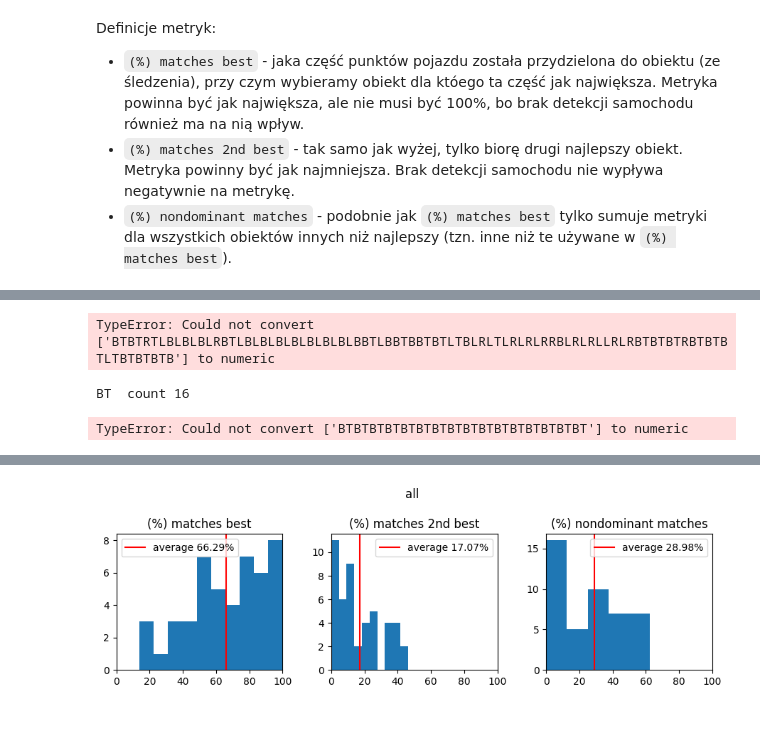
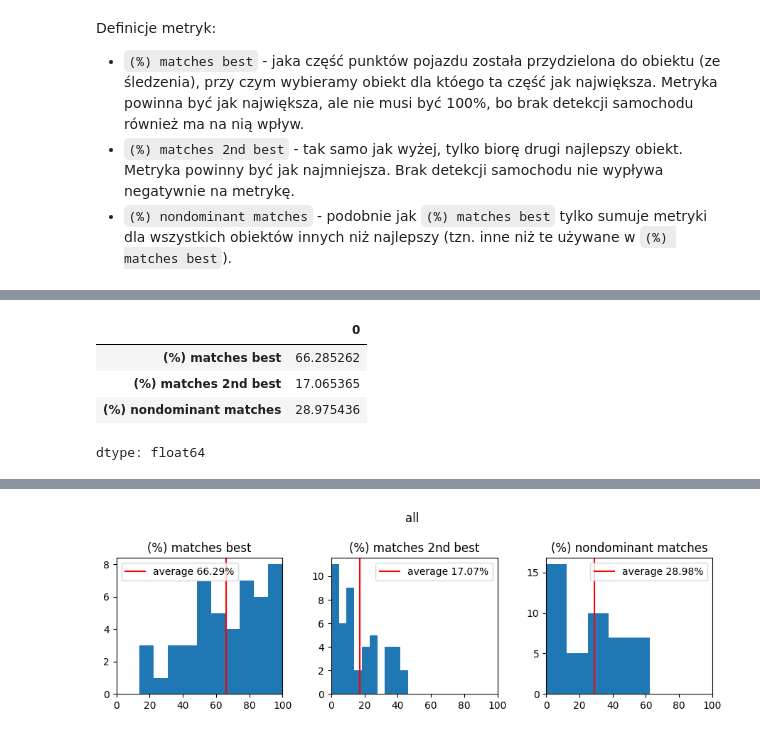
Before and after one commit to zdzichumis/Object-tracking-code, a Jupyter notebook: Analiza wyniki.ipynb, the cells around one changed output, grey strips where cells are left out. Cells and saved outputs as stored; diff of their text form; code cells hidden in the pictures.

```diff
--- a/Analiza wyniki.ipynb
+++ b/Analiza wyniki.ipynb
@@ -202,16 +203,12 @@ object_metrics
 | 44 | 78.378378 | 0.450450 | 0.450450 | 44 | BT |
 | 45 | 53.043478 | 26.956522 | 34.347826 | 45 | BT |
 | 46 | 100.000000 | 0.000000 | 0.000000 | 46 | B |
-# %%
-object_metrics.mean()
-# %% [output]
-TypeError: Could not convert ['BTBTRTLBLBLBLRBTLBLBLBLBLBLBLBLBBTLBBTBBTBTLTBLRLTLRLRLRRBLRLRLLRLRBTBTBTRBTBTBTLTBTBTBTB'] to numeric
-# %%
-sorted_groups = sorted(object_metrics.groupby("path type"), key=lambda x: len(x[1]), reverse=True)
-for _path_type, _data in sorted_groups:
-    print(_path_type, f" count {len(_data)}")
-    display(_data.mean())
-    print("\n")
-# %% [output]
-BT  count 16
-TypeError: Could not convert ['BTBTBTBTBTBTBTBTBTBTBTBTBTBTBTBT'] to numeric
+# %%
+metrics_all_data = object_metrics.mean(numeric_only=True)[["(%) matches best", "(%) matches 2nd best", "(%) nondominant matches"]]
+metrics_all_data
+# %% [output]
+|  | 0 |
+| (%) matches best | 66.285262 |
+| (%) matches 2nd best | 17.065365 |
+| (%) nondominant matches | 28.975436 |
+dtype: float64
```
Also changed, not shown: parts of 2 cells of this notebook.
